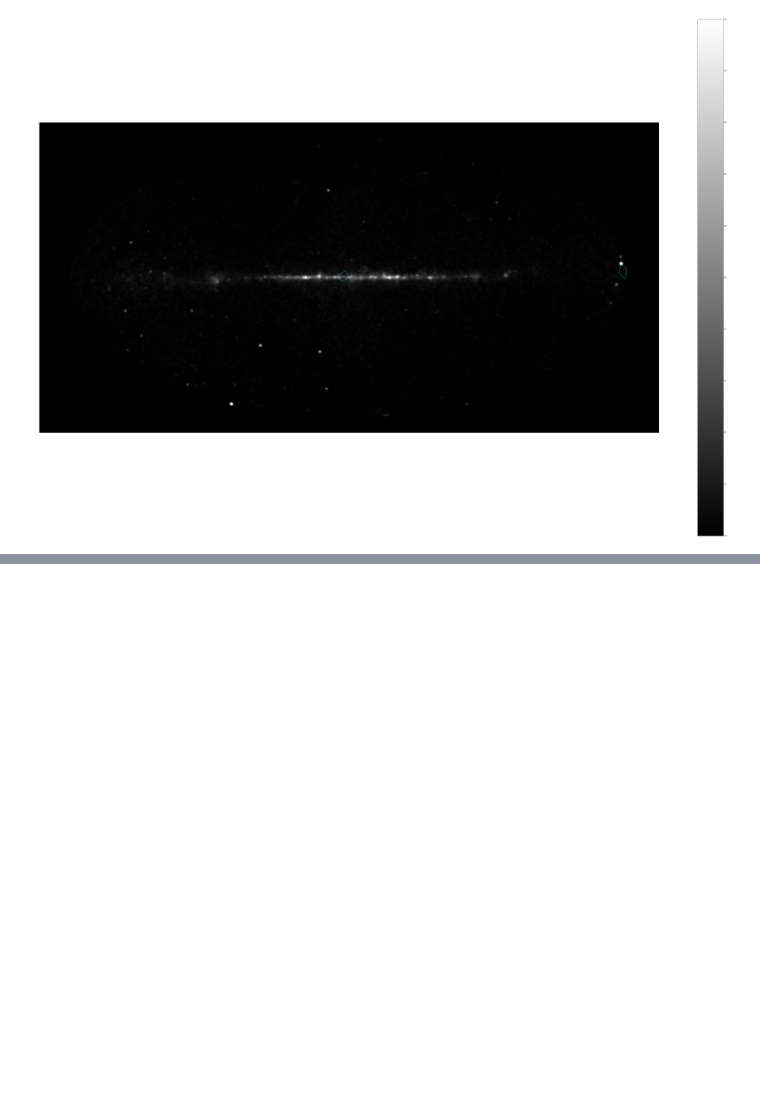
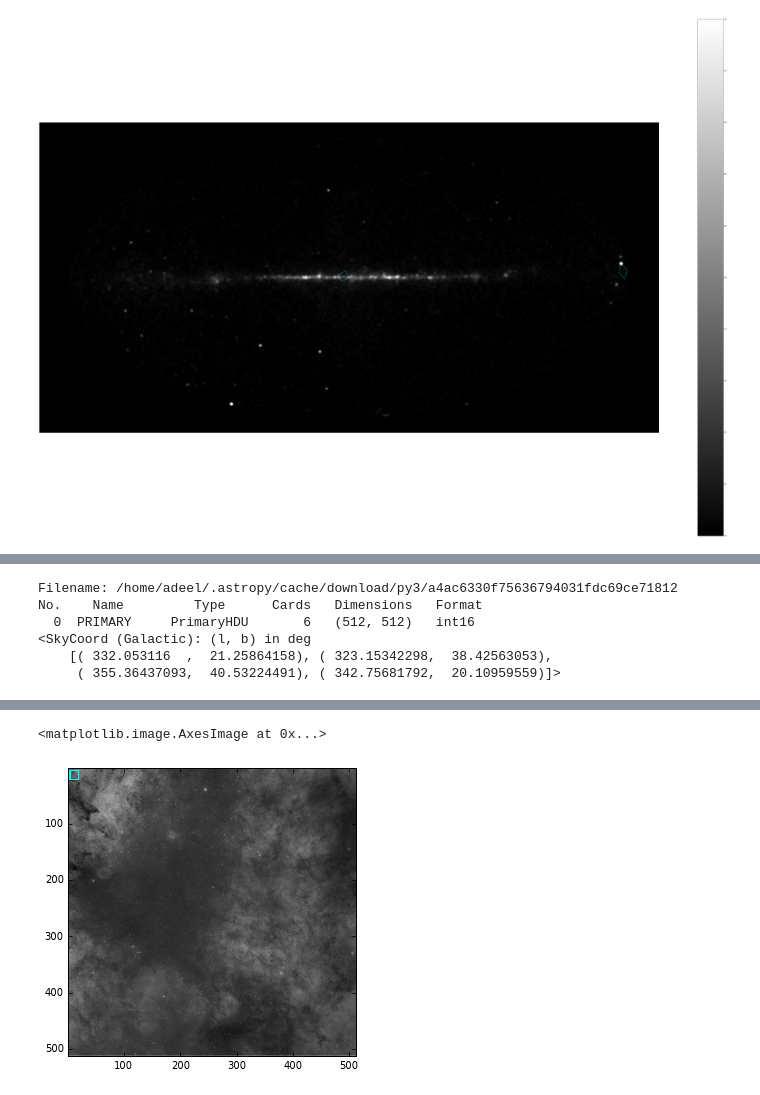
Before and after one commit to adl1995/HIPS-to-Py, a Jupyter notebook: examples/draw-markers-crab-galactic-center.ipynb, the cells around one changed output, grey strips where cells are left out. Saved outputs shown, nothing was run; the diff lists cells and outputs as text; code cells hidden in the pictures; blank space fills up the shorter version.

```diff
--- a/examples/draw-markers-crab-galactic-center.ipynb
+++ b/examples/draw-markers-crab-galactic-center.ipynb
@@ -66,0 +93,44 @@ ValueError: Wrong nside value, must be a power of 2, less than 2**30
+# %%
+# fetching HiPS tile
+hips_tile_hdu = fits.open('https://github.com/hipspy/hips-extra/blob/master/datasets/samples/DSS2Red/Norder3/Dir0/Npix450.fits?raw=true')
+hips_tile_hdu.info()
+wcs = WCS(hips_tile_hdu[0].header)
+coords = healpy.boundaries(nside, ipix)
+theta, phi = healpy.vec2ang(coords, lonlat=False)
+
+radec = SkyCoord(ra=phi, dec=np.pi/2 - theta, unit='radian', frame='icrs')
+galactic = radec.galactic
+print(galactic)
+# wcs.wcs_world2pix(galactic)
+# galactic[0]
+
+fig = plt.figure()
+ax = WCSAxes(fig, [1, 1, 1, 1], wcs=wcs)
+fig.add_axes(ax)
+
+# This doesn't work
+# r = Rectangle((galactic[0].l, galactic[0].b), 15.0, 15.0, edgecolor='cyan', facecolor='none')
+# ax.add_patch(r)
+
+r = Rectangle((theta[0], phi[0]), 15.0, 15.0, edgecolor='cyan', facecolor='none')
+ax.add_patch(r)
+
+r = Rectangle((theta[1], phi[1]), 15.0, 15.0, edgecolor='cyan', facecolor='none')
+ax.add_patch(r)
+
+r = Rectangle((theta[2], phi[2]), 15.0, 15.0, edgecolor='cyan', facecolor='none')
+ax.add_patch(r)
+
+r = Rectangle((theta[3], phi[3]), 15.0, 15.0, edgecolor='cyan', facecolor='none')
+ax.add_patch(r)
+
+plt.imshow(hips_tile_hdu[0].data, cmap='gray')
+# phi
+# radec
+# %% [output]
+Filename: /home/adeel/.astropy/cache/download/py3/a4ac6330f75636794031fdc69ce71812
+No.    Name         Type      Cards   Dimensions   Format
+  0  PRIMARY     PrimaryHDU       6   (512, 512)   int16
+<SkyCoord (Galactic): (l, b) in deg
+    [( 332.053116  ,  21.25864158), ( 323.15342298,  38.42563053),
+     ( 355.36437093,  40.53224491), ( 342.75681792,  20.10959559)]>
@@ -66,0 +139,2 @@ ValueError: Wrong nside value, must be a power of 2, less than 2**30
+<matplotlib.image.AxesImage at 0x...>
+[figure, added]
```
Also changed, not shown: parts of 4 cells of this notebook.
